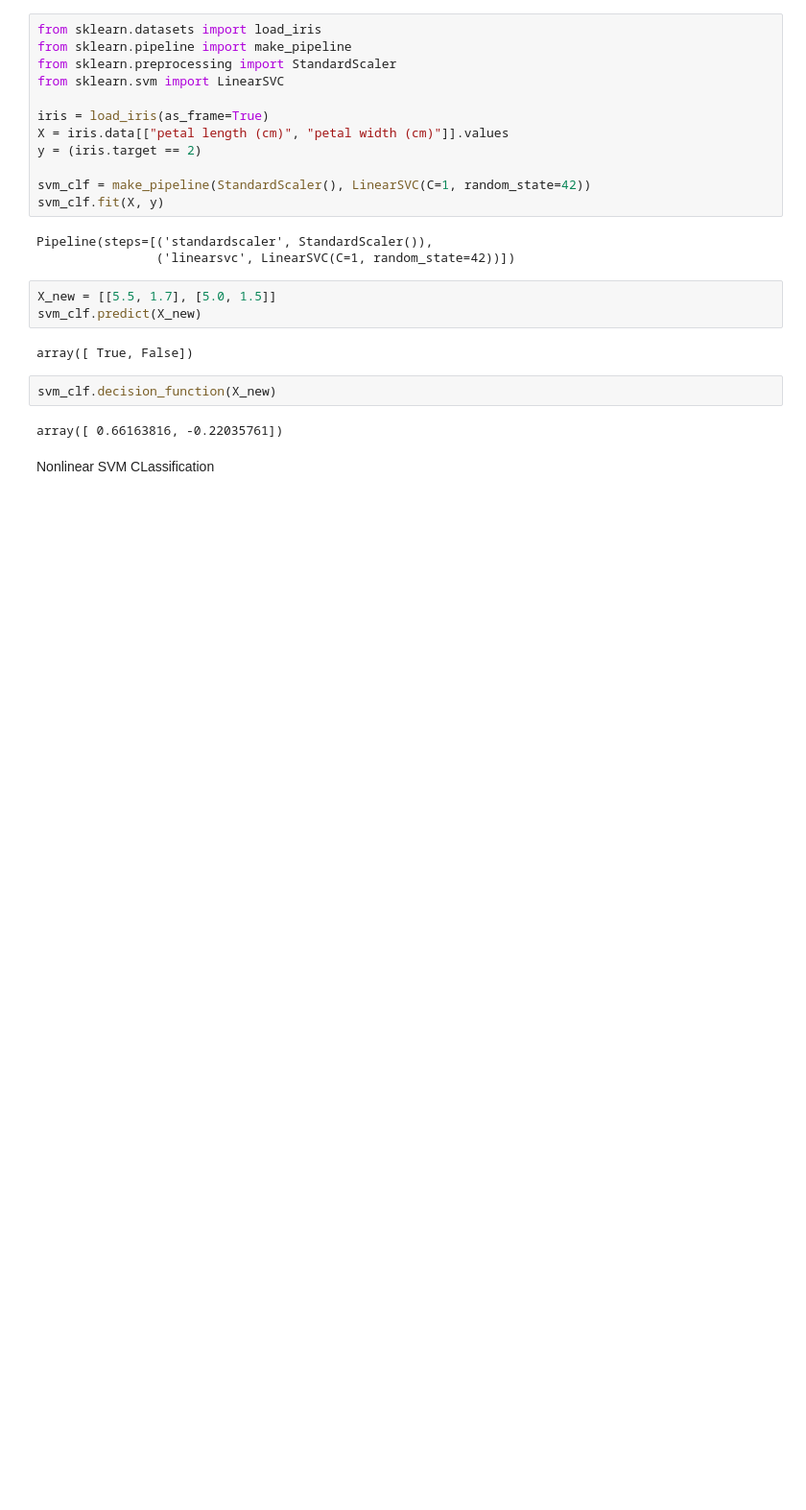
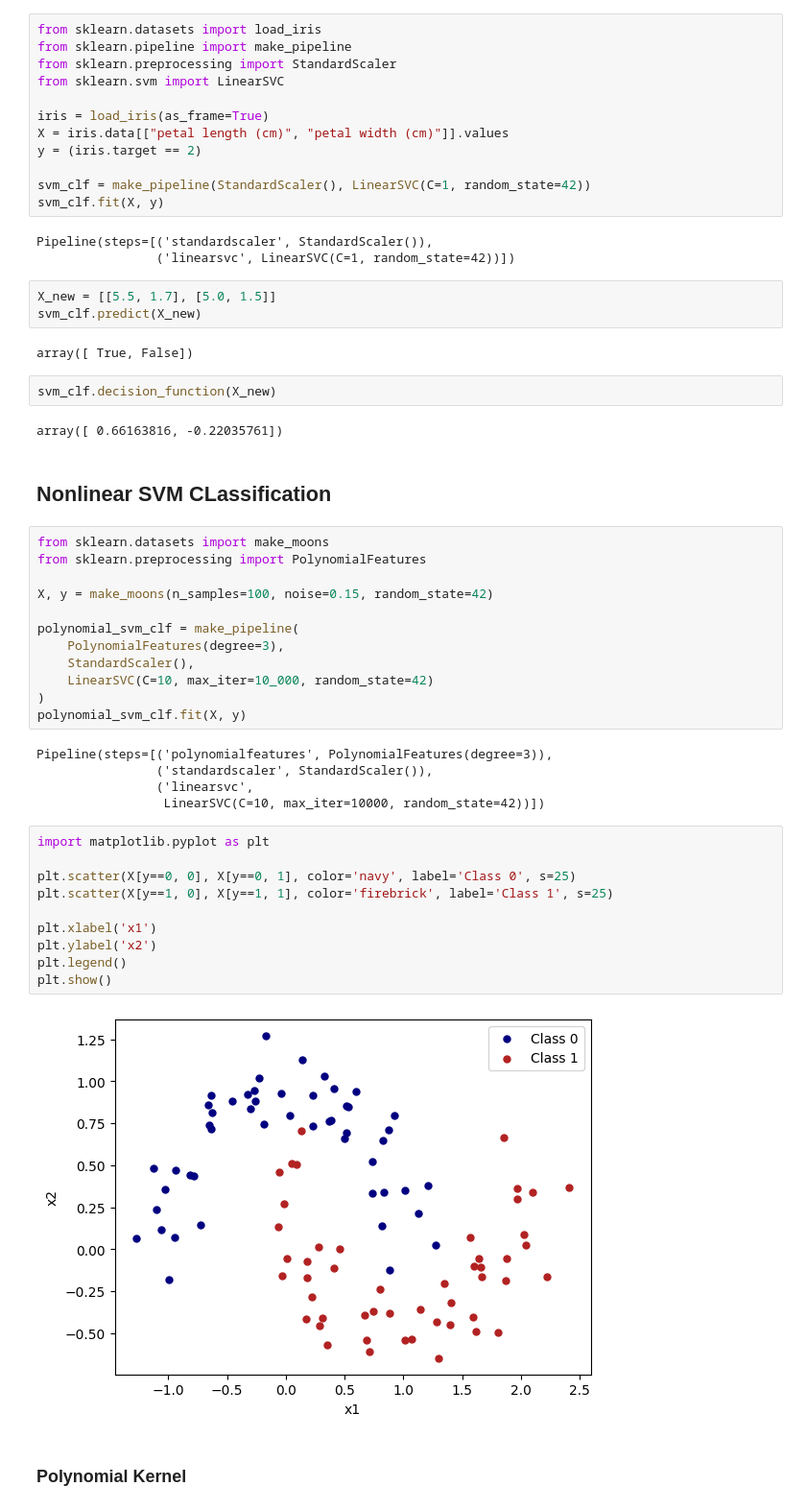
Before and after one commit to adarsha-7/machine-learning, a Jupyter notebook: chapter_5/chapter_code/main.ipynb, the cells around one changed output. Shown at 96% size. Saved outputs shown, nothing was run; the diff lists cells and outputs as text; blank space fills up the shorter version.

Commit message:
polynomial kernel

```diff
--- a/chapter_5/chapter_code/main.ipynb
+++ b/chapter_5/chapter_code/main.ipynb
@@ -25,4 +25,35 @@ svm_clf.decision_function(X_new)
 # %% [output]
 array([ 0.66163816, -0.22035761])
 # %% [markdown]
-Nonlinear SVM CLassification
+## Nonlinear SVM CLassification
+# %%
+from sklearn.datasets import make_moons
+from sklearn.preprocessing import PolynomialFeatures
+
+X, y = make_moons(n_samples=100, noise=0.15, random_state=42)
+
+polynomial_svm_clf = make_pipeline(
+    PolynomialFeatures(degree=3),
+    StandardScaler(),
+    LinearSVC(C=10, max_iter=10_000, random_state=42)
+)
+polynomial_svm_clf.fit(X, y)
+# %% [output]
+Pipeline(steps=[('polynomialfeatures', PolynomialFeatures(degree=3)),
+                ('standardscaler', StandardScaler()),
+                ('linearsvc',
+                 LinearSVC(C=10, max_iter=10000, random_state=42))])
+# %%
+import matplotlib.pyplot as plt
+
+plt.scatter(X[y==0, 0], X[y==0, 1], color='navy', label='Class 0', s=25)
+plt.scatter(X[y==1, 0], X[y==1, 1], color='firebrick', label='Class 1', s=25)
+
+plt.xlabel('x1')
+plt.ylabel('x2')
+plt.legend()
+plt.show()
+# %% [output]
+[figure, added]
+# %% [markdown]
+### Polynomial Kernel
```
Also changed, not shown: parts of 2 cells of this notebook.
